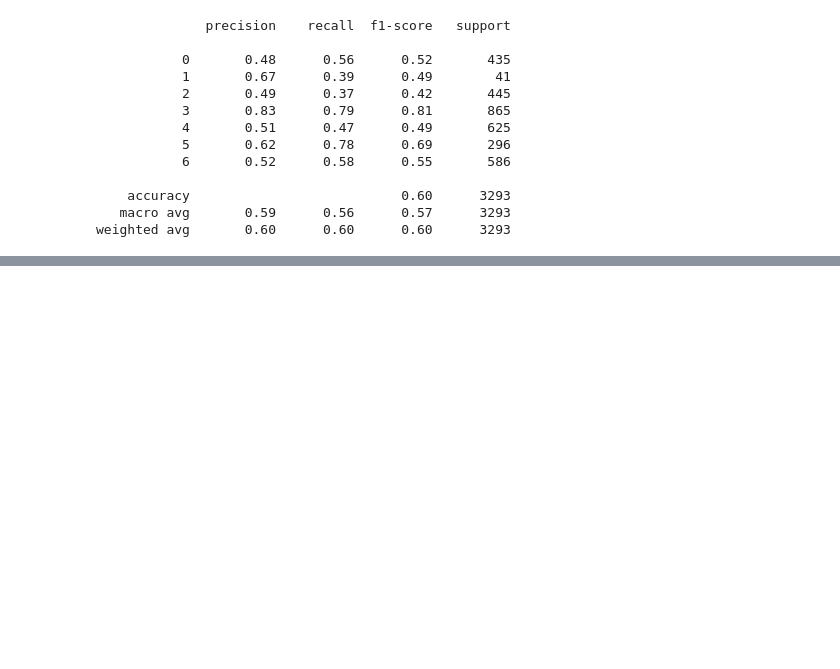
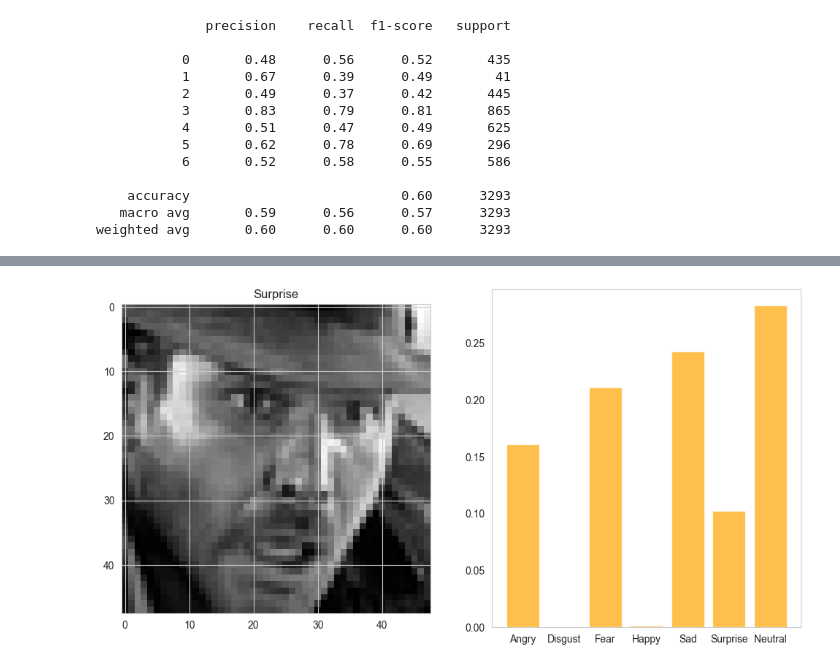
Before and after one commit to minhle2505/CNN_FER2013_Hyperparameter_Tuning, a Jupyter notebook: cnn_hyperparameter_tuning.ipynb, the cells around one changed output, grey strips where cells are left out. Cells and saved outputs as stored; diff of their text form; code cells hidden in the pictures; blank space fills up the shorter version.

```diff
--- a/cnn_hyperparameter_tuning.ipynb
+++ b/cnn_hyperparameter_tuning.ipynb
@@ -716,0 +732,4 @@ weighted avg       0.60      0.60      0.60      3293
+# %%
+plot_image_and_emotion(test_image_array, test_image_label, pred_test_labels, 999)
+# %% [output]
+[figure, added]
```
Also changed, not shown: parts of 6 cells of this notebook.
